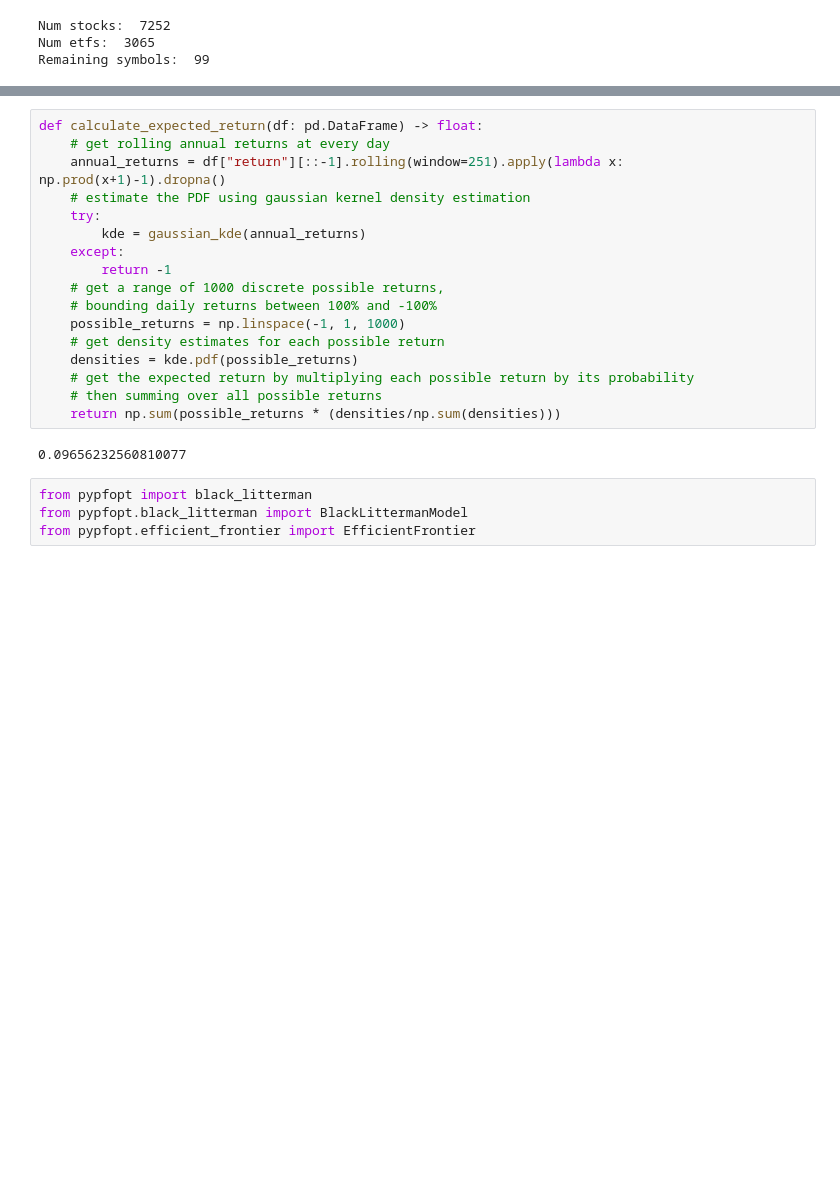
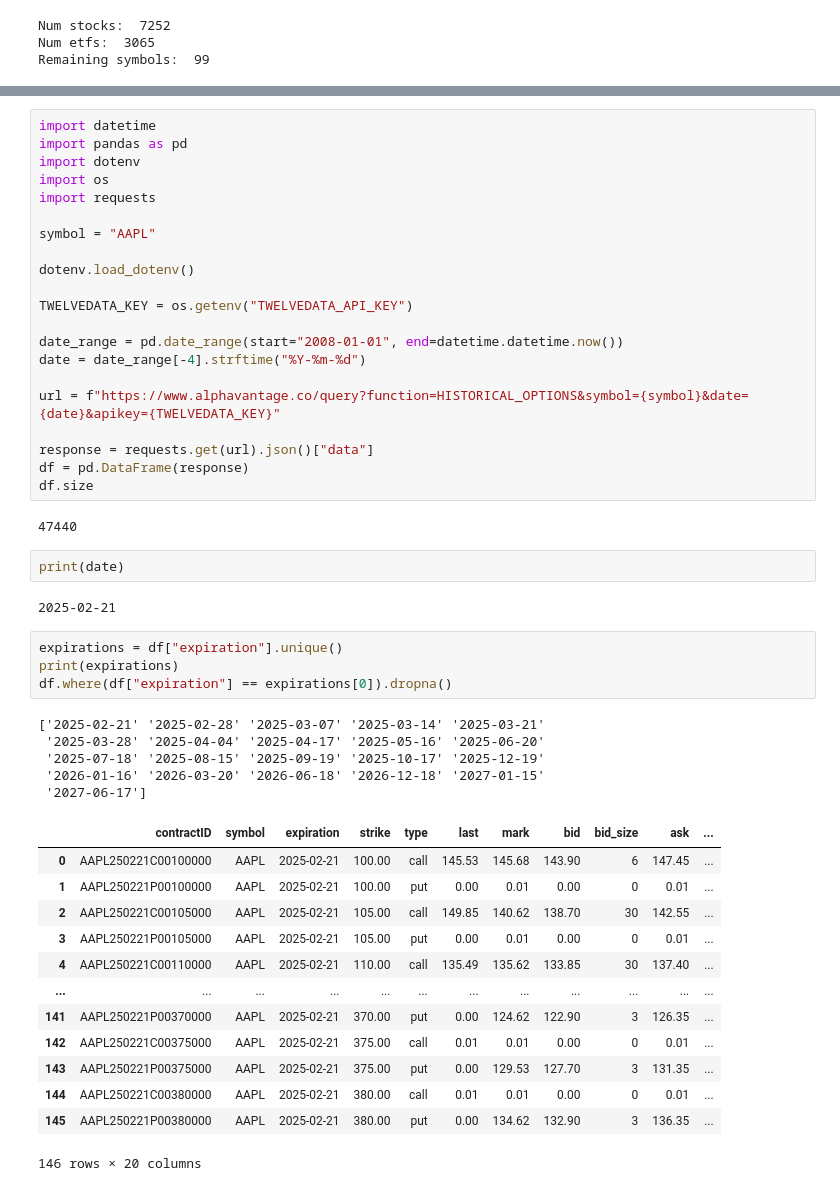
Before and after one commit to tejaskamtam/quant, a Jupyter notebook: data/scratch.ipynb, the cells around one changed output, grey strips where cells are left out. Cells and saved outputs as stored; diff of their text form; blank space fills up the shorter version.

Commit message:
working on options df

```diff
--- a/data/scratch.ipynb
+++ b/data/scratch.ipynb
@@ -92,23 +46,50 @@ Name: log_return, Length: 4750, dtype: float64
-# %%
-def calculate_expected_return(df: pd.DataFrame) -> float:
-    # get rolling annual returns at every day
-    annual_returns = df["return"][::-1].rolling(window=251).apply(lambda x: np.prod(x+1)-1).dropna()
-    # estimate the PDF using gaussian kernel density estimation
-    try:
-        kde = gaussian_kde(annual_returns)
-    except:
-        return -1
-    # get a range of 1000 discrete possible returns,
-    # bounding daily returns between 100% and -100%
-    possible_returns = np.linspace(-1, 1, 1000)
-    # get density estimates for each possible return
-    densities = kde.pdf(possible_returns)
-    # get the expected return by multiplying each possible return by its probability
-    # then summing over all possible returns
-    return np.sum(possible_returns * (densities/np.sum(densities)))
-# %% [output]
-0.09656232560810077
-# %%
-from pypfopt import black_litterman
-from pypfopt.black_litterman import BlackLittermanModel
-from pypfopt.efficient_frontier import EfficientFrontier
+# %%
+import datetime
+import pandas as pd
+import dotenv
+import os
+import requests
+
+symbol = "AAPL"
+
+dotenv.load_dotenv()
+
+TWELVEDATA_KEY = os.getenv("TWELVEDATA_API_KEY")
+
+date_range = pd.date_range(start="2008-01-01", end=datetime.datetime.now())
+date = date_range[-4].strftime("%Y-%m-%d")
+
+url = f"https://www.alphavantage.co/query?function=HISTORICAL_OPTIONS&symbol={symbol}&date={date}&apikey={TWELVEDATA_KEY}"
+
+response = requests.get(url).json()["data"]
+df = pd.DataFrame(response)
+df.size
+# %% [output]
+47440
+# %%
+print(date)
+# %% [output]
+2025-02-21
+# %%
+expirations = df["expiration"].unique()
+print(expirations)
+df.where(df["expiration"] == expirations[0]).dropna()
+# %% [output]
+['2025-02-21' '2025-02-28' '2025-03-07' '2025-03-14' '2025-03-21'
+ '2025-03-28' '2025-04-04' '2025-04-17' '2025-05-16' '2025-06-20'
+ '2025-07-18' '2025-08-15' '2025-09-19' '2025-10-17' '2025-12-19'
+ '2026-01-16' '2026-03-20' '2026-06-18' '2026-12-18' '2027-01-15'
+ '2027-06-17']
+|  | contractID | symbol | expiration | strike | type | last | mark | bid | bid_size | ask | ... |
+| 0 | AAPL250221C00100000 | AAPL | 2025-02-21 | 100.00 | call | 145.53 | 145.68 | 143.90 | 6 | 147.45 | ... |
+| 1 | AAPL250221P00100000 | AAPL | 2025-02-21 | 100.00 | put | 0.00 | 0.01 | 0.00 | 0 | 0.01 | ... |
+| 2 | AAPL250221C00105000 | AAPL | 2025-02-21 | 105.00 | call | 149.85 | 140.62 | 138.70 | 30 | 142.55 | ... |
+| 3 | AAPL250221P00105000 | AAPL | 2025-02-21 | 105.00 | put | 0.00 | 0.01 | 0.00 | 0 | 0.01 | ... |
+| 4 | AAPL250221C00110000 | AAPL | 2025-02-21 | 110.00 | call | 135.49 | 135.62 | 133.85 | 30 | 137.40 | ... |
+| ... | ... | ... | ... | ... | ... | ... | ... | ... | ... | ... | ... |
+| 141 | AAPL250221P00370000 | AAPL | 2025-02-21 | 370.00 | put | 0.00 | 124.62 | 122.90 | 3 | 126.35 | ... |
+| 142 | AAPL250221C00375000 | AAPL | 2025-02-21 | 375.00 | call | 0.01 | 0.01 | 0.00 | 0 | 0.01 | ... |
+| 143 | AAPL250221P00375000 | AAPL | 2025-02-21 | 375.00 | put | 0.00 | 129.53 | 127.70 | 3 | 131.35 | ... |
+| 144 | AAPL250221C00380000 | AAPL | 2025-02-21 | 380.00 | call | 0.01 | 0.01 | 0.00 | 0 | 0.01 | ... |
+| 145 | AAPL250221P00380000 | AAPL | 2025-02-21 | 380.00 | put | 0.00 | 134.62 | 132.90 | 3 | 136.35 | ... |
+146 rows × 20 columns
```
Also changed, not shown: parts of 5 cells of this notebook, 1 other file.
